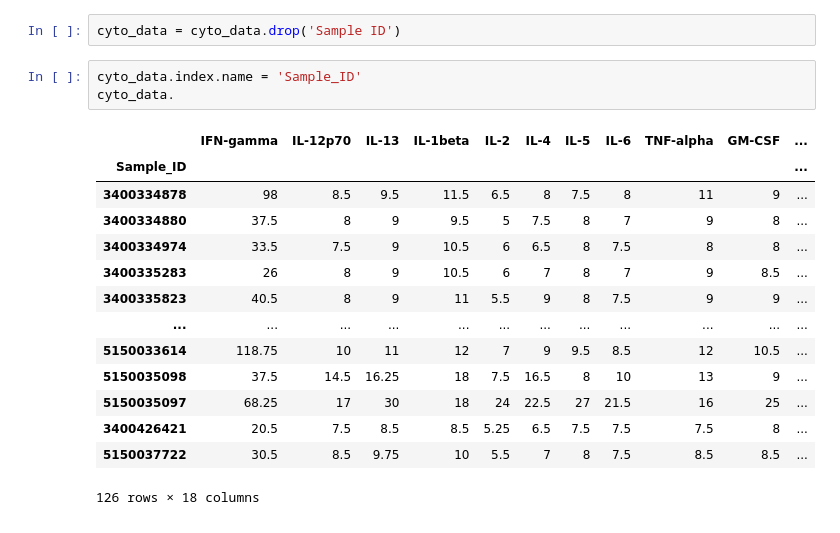
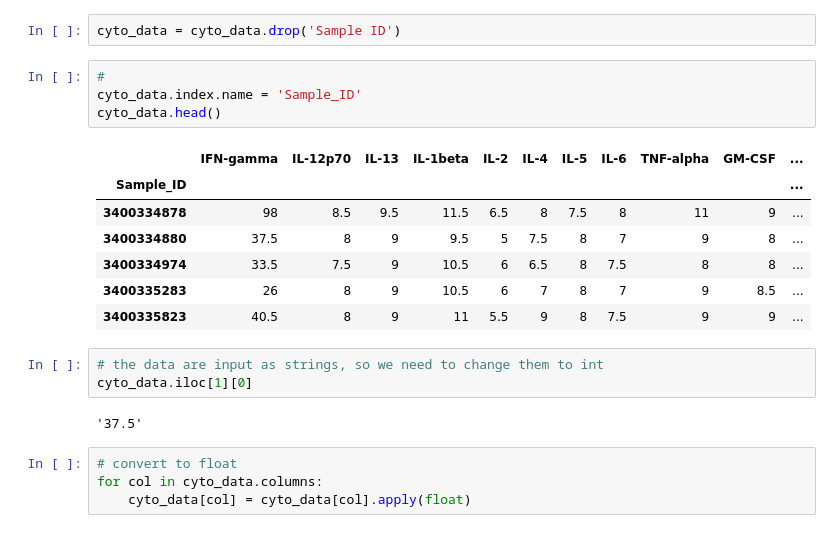
Before and after one commit to ppptrice/DATA440_Project, a Jupyter notebook: test_generate_data.ipynb, the cells around one changed output. Saved outputs shown, nothing was run; the diff lists cells and outputs as text.

Commit message:
updated test notebook
looked at the data and added a class w a couple functions to look at the data

```diff
--- a/test_generate_data.ipynb
+++ b/test_generate_data.ipynb
@@ -22,20 +24,23 @@ for col in cyto_data.columns:
 # %%
 cyto_data = cyto_data.drop('Sample ID')
 # %%
+#
 cyto_data.index.name = 'Sample_ID'
-cyto_data.
+cyto_data.head()
 # %% [output]
 |  | IFN-gamma | IL-12p70 | IL-13 | IL-1beta | IL-2 | IL-4 | IL-5 | IL-6 | TNF-alpha | GM-CSF | ... |
 | Sample_ID |  |  |  |  |  |  |  |  |  |  | ... |
 | 3400334878 | 98 | 8.5 | 9.5 | 11.5 | 6.5 | 8 | 7.5 | 8 | 11 | 9 | ... |
 | 3400334880 | 37.5 | 8 | 9 | 9.5 | 5 | 7.5 | 8 | 7 | 9 | 8 | ... |
 | 3400334974 | 33.5 | 7.5 | 9 | 10.5 | 6 | 6.5 | 8 | 7.5 | 8 | 8 | ... |
 | 3400335283 | 26 | 8 | 9 | 10.5 | 6 | 7 | 8 | 7 | 9 | 8.5 | ... |
 | 3400335823 | 40.5 | 8 | 9 | 11 | 5.5 | 9 | 8 | 7.5 | 9 | 9 | ... |
-| ... | ... | ... | ... | ... | ... | ... | ... | ... | ... | ... | ... |
-| 5150033614 | 118.75 | 10 | 11 | 12 | 7 | 9 | 9.5 | 8.5 | 12 | 10.5 | ... |
-| 5150035098 | 37.5 | 14.5 | 16.25 | 18 | 7.5 | 16.5 | 8 | 10 | 13 | 9 | ... |
-| 5150035097 | 68.25 | 17 | 30 | 18 | 24 | 22.5 | 27 | 21.5 | 16 | 25 | ... |
-| 3400426421 | 20.5 | 7.5 | 8.5 | 8.5 | 5.25 | 6.5 | 7.5 | 7.5 | 7.5 | 8 | ... |
-| 5150037722 | 30.5 | 8.5 | 9.75 | 10 | 5.5 | 7 | 8 | 7.5 | 8.5 | 8.5 | ... |
-126 rows × 18 columns
+# %%
+# the data are input as strings, so we need to change them to int
+cyto_data.iloc[1][0]
+# %% [output]
+'37.5'
+# %%
+# convert to float
+for col in cyto_data.columns:
+    cyto_data[col] = cyto_data[col].apply(float)
```
Also changed, not shown: parts of 11 cells of this notebook.
